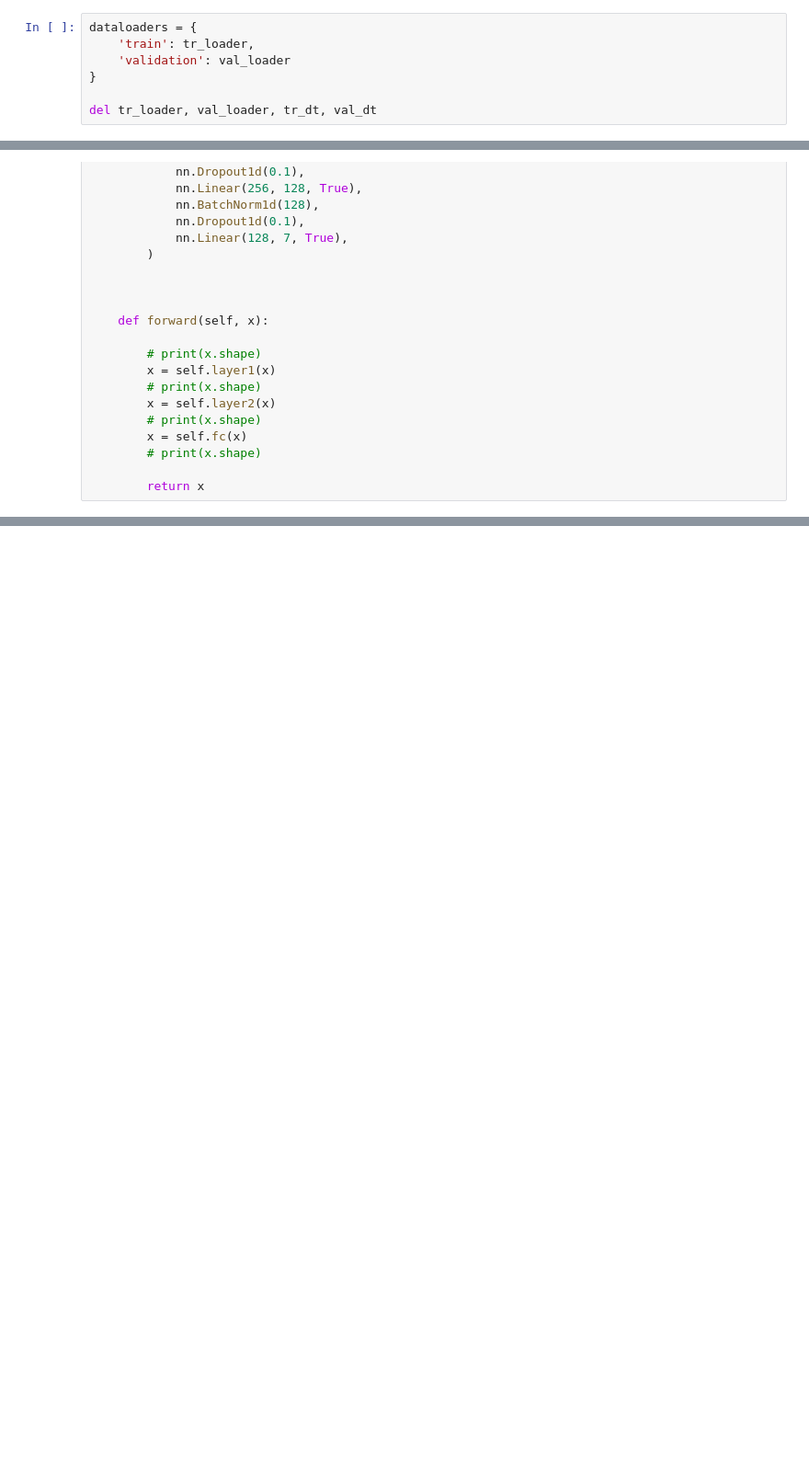
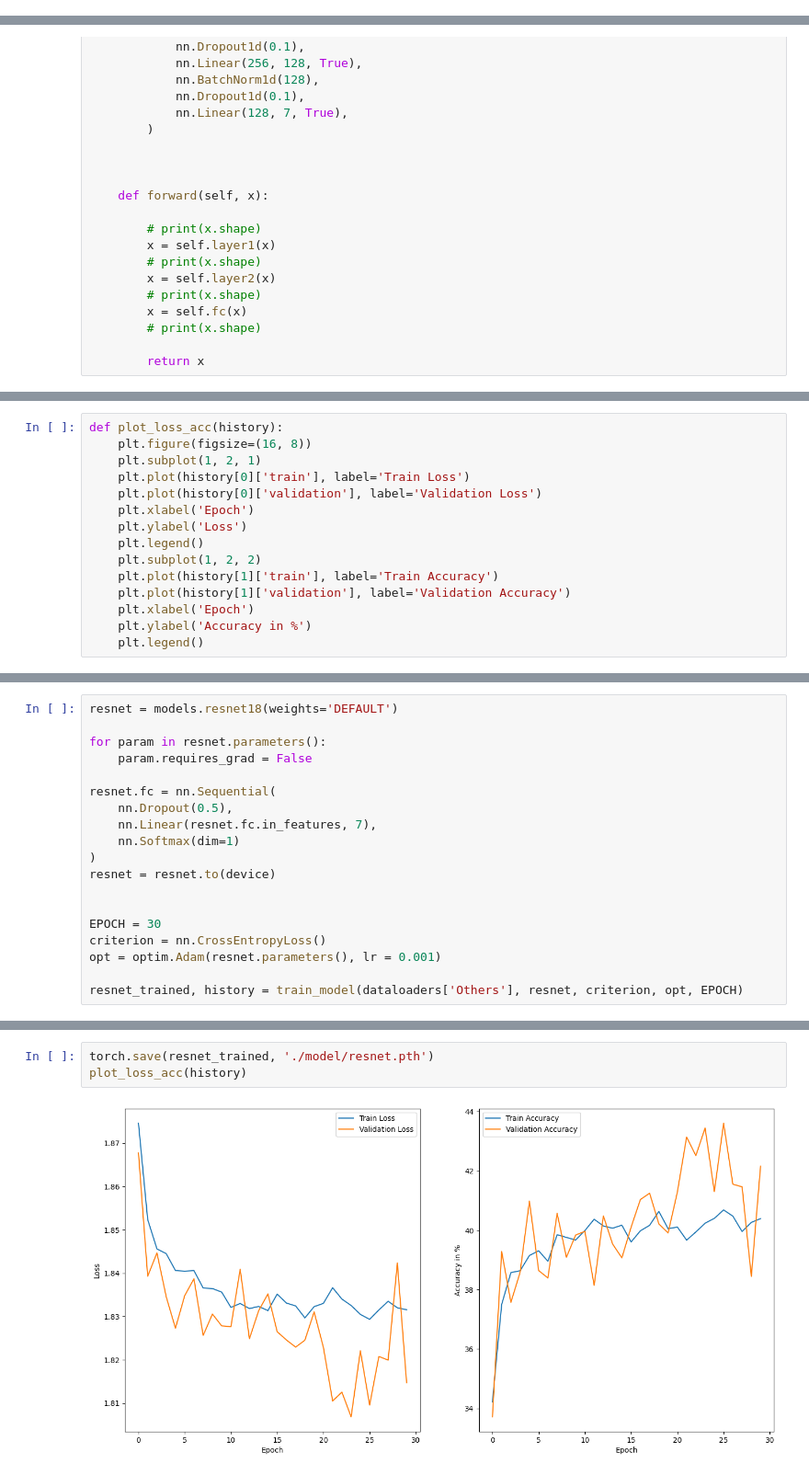
Before and after one commit to MohammadYs77/Real-time-Emotion-Recognition-with-Pytorch, a Jupyter notebook: Code.ipynb, the cells around one changed output, grey strips where cells are left out. Shown: that part at 92% size. Saved outputs shown, nothing was run; the diff lists cells and outputs as text; blank space fills up the shorter version.

```diff
--- a/Code.ipynb
+++ b/Code.ipynb
@@ -136,7 +170,0 @@ plt.show()
-# %%
-dataloaders = {
-    'train': tr_loader,
-    'validation': val_loader
-}
-
-del tr_loader, val_loader, tr_dt, val_dt
@@ -317 +293,16 @@ train loss: 1.3606, acc: 60.2301
+# %%
+def plot_loss_acc(history):
+    plt.figure(figsize=(16, 8))
+    plt.subplot(1, 2, 1)
+    plt.plot(history[0]['train'], label='Train Loss')
+    plt.plot(history[0]['validation'], label='Validation Loss')
+    plt.xlabel('Epoch')
+    plt.ylabel('Loss')
+    plt.legend()
+    plt.subplot(1, 2, 2)
+    plt.plot(history[1]['train'], label='Train Accuracy')
+    plt.plot(history[1]['validation'], label='Validation Accuracy')
+    plt.xlabel('Epoch')
+    plt.ylabel('Accuracy in %')
+    plt.legend()
 # %%
@@ -373,0 +355,19 @@ renderer()
+# %%
+resnet = models.resnet18(weights='DEFAULT')
+
+for param in resnet.parameters():
+    param.requires_grad = False
+
+resnet.fc = nn.Sequential(
+    nn.Dropout(0.5),
+    nn.Linear(resnet.fc.in_features, 7),
+    nn.Softmax(dim=1)
+)
+resnet = resnet.to(device)
+
+
+EPOCH = 30
+criterion = nn.CrossEntropyLoss()
+opt = optim.Adam(resnet.parameters(), lr = 0.001)
+
+resnet_trained, history = train_model(dataloaders['Others'], resnet, criterion, opt, EPOCH)
@@ -373,0 +405,5 @@ renderer()
+# %%
+torch.save(resnet_trained, './model/resnet.pth')
+plot_loss_acc(history)
+# %% [output]
+[figure, added]
```
Also changed, not shown: parts of 13 cells of this notebook.
